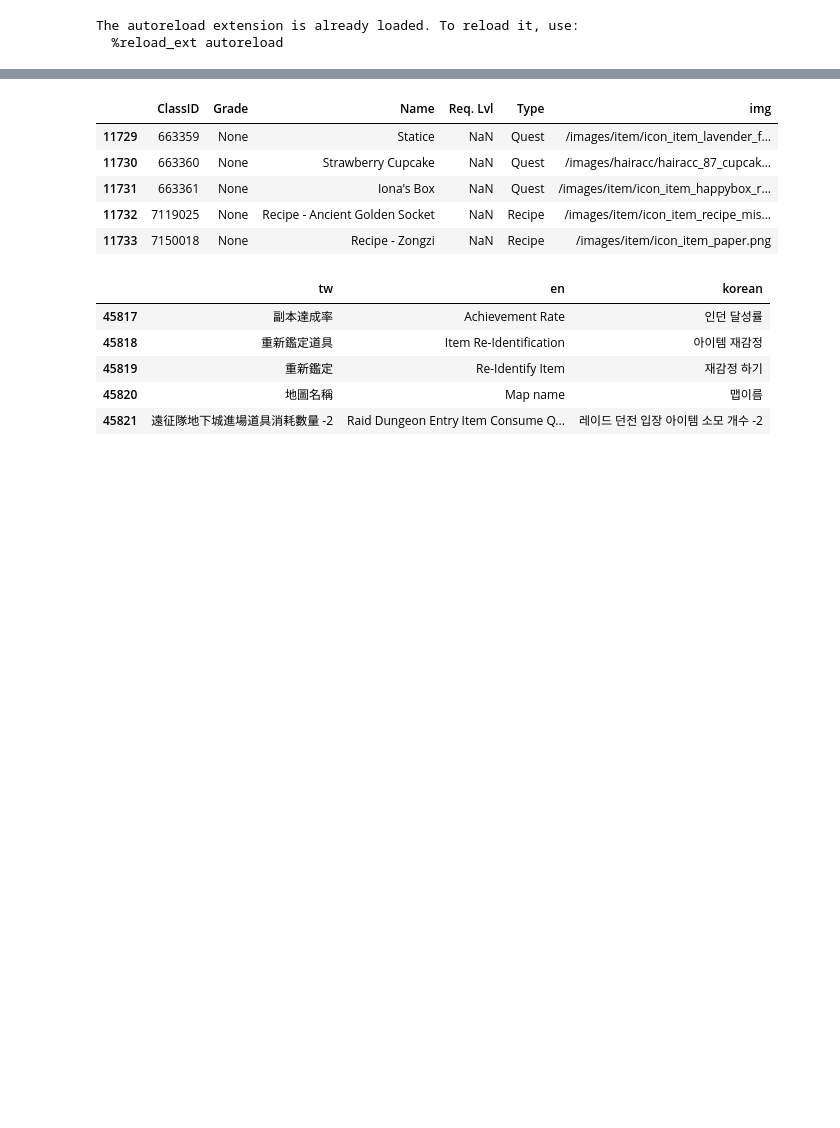
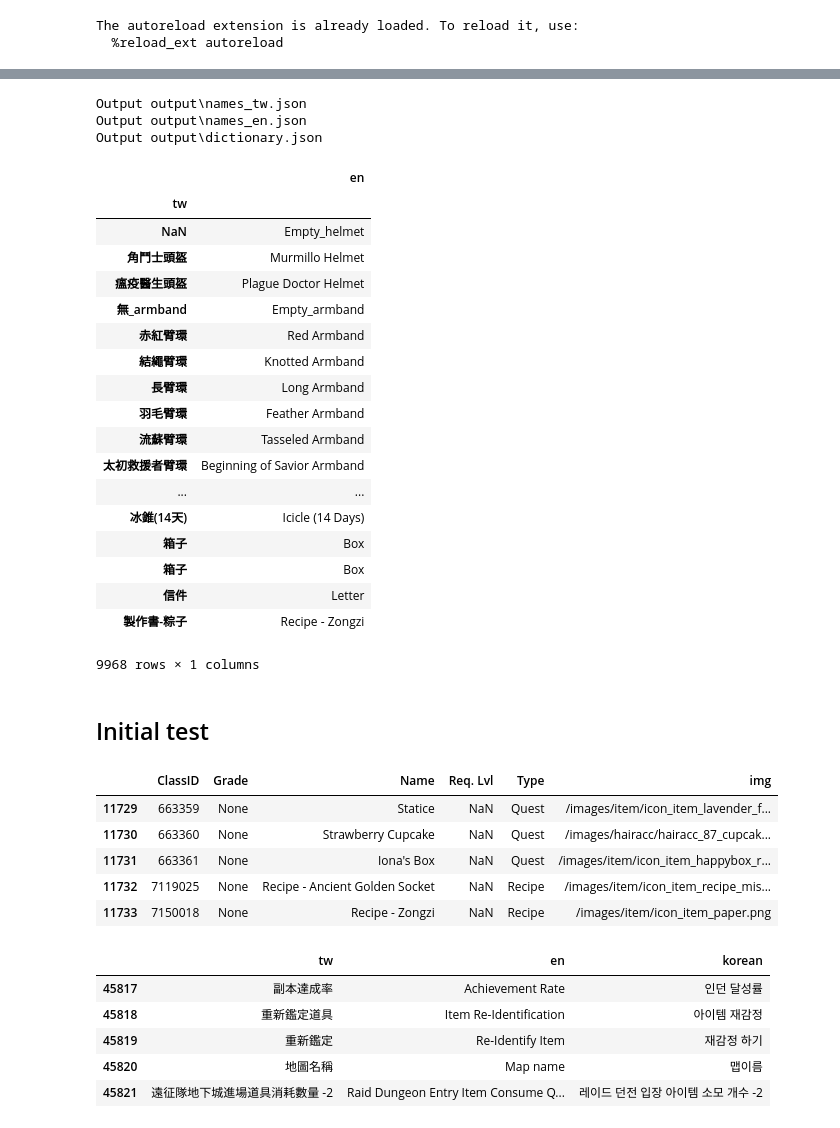
Before and after one commit to hiiwave/TosSearchTW, a Jupyter notebook: tos_dictionary/playground.ipynb, the cells around one changed output, grey strips where cells are left out. Drawn from its saved outputs; the diff is of its cells as text; code cells hidden in the pictures; blank space fills up the shorter version.

Commit message:
Implement dictionary-generator

```diff
--- a/tos_dictionary/playground.ipynb
+++ b/tos_dictionary/playground.ipynb
@@ -7,4 +7,6 @@ import pandas as pd
 The autoreload extension is already loaded. To reload it, use:
   %reload_ext autoreload
 # %%
-dict_ = DictionaryGenerator('../tosneet_scraper/', './langmap/merged.tsv')
+dictgen = DictionaryGenerator('../tosneet_scraper/', './langmap/merged.tsv')
+# %%
+dictgen.run()['items']
@@ -11,3 +32,33 @@ dict_ = DictionaryGenerator('../tosneet_scraper/', './langmap/merged.tsv')
+# %%
+result = dictgen.export_dictionary()
+# %% [output]
+Output output\names_tw.json
+Output output\names_en.json
+Output output\dictionary.json
+# %%
+result.set_index('tw')
+# %% [output]
+|  | en |
+| tw |  |
+| NaN | Empty_helmet |
+| 角鬥士頭盔 | Murmillo Helmet |
+| 瘟疫醫生頭盔 | Plague Doctor Helmet |
+| 無_armband | Empty_armband |
+| 赤紅臂環 | Red Armband |
+| 結繩臂環 | Knotted Armband |
+| 長臂環 | Long Armband |
+| 羽毛臂環 | Feather Armband |
+| 流蘇臂環 | Tasseled Armband |
+| 太初救援者臂環 | Beginning of Savior Armband |
+| ... | ... |
+| 冰錐(14天) | Icicle (14 Days) |
+| 箱子 | Box |
+| 箱子 | Box |
+| 信件 | Letter |
+| 製作書-粽子 | Recipe - Zongzi |
+9968 rows × 1 columns
+# %% [markdown]
+## Initial test
 # %%
 df1 = dict_.readjson('items.json')
 df1.tail()
```
Also changed, not shown: parts of 2 cells of this notebook, 6 other files.
